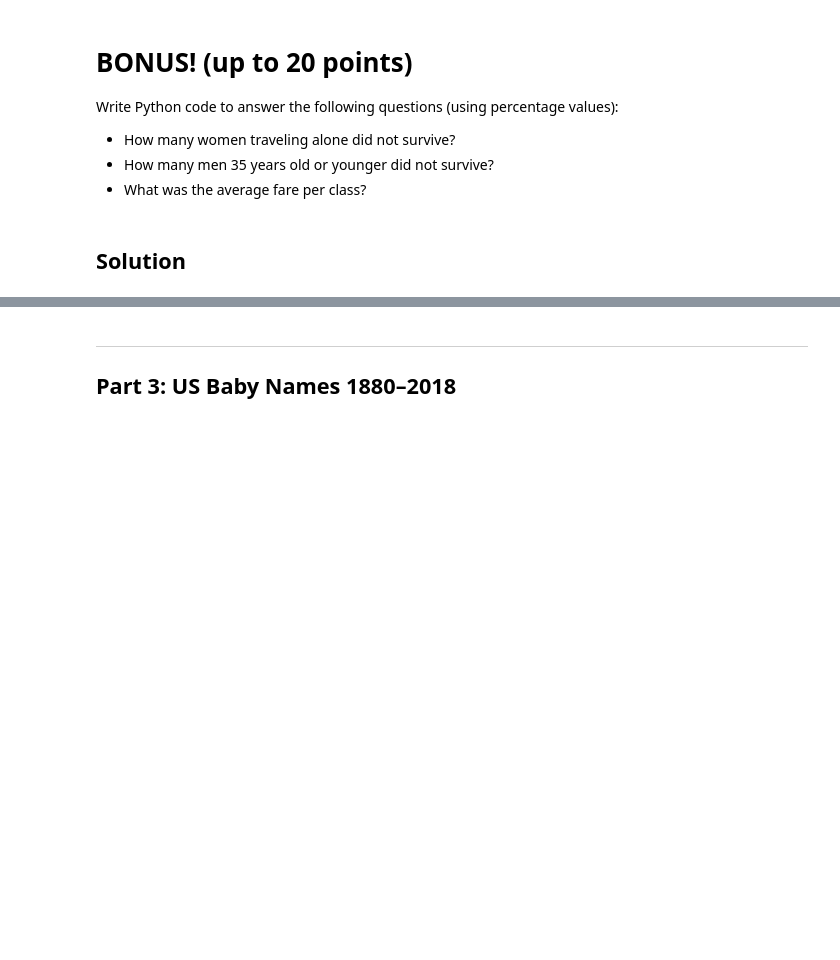
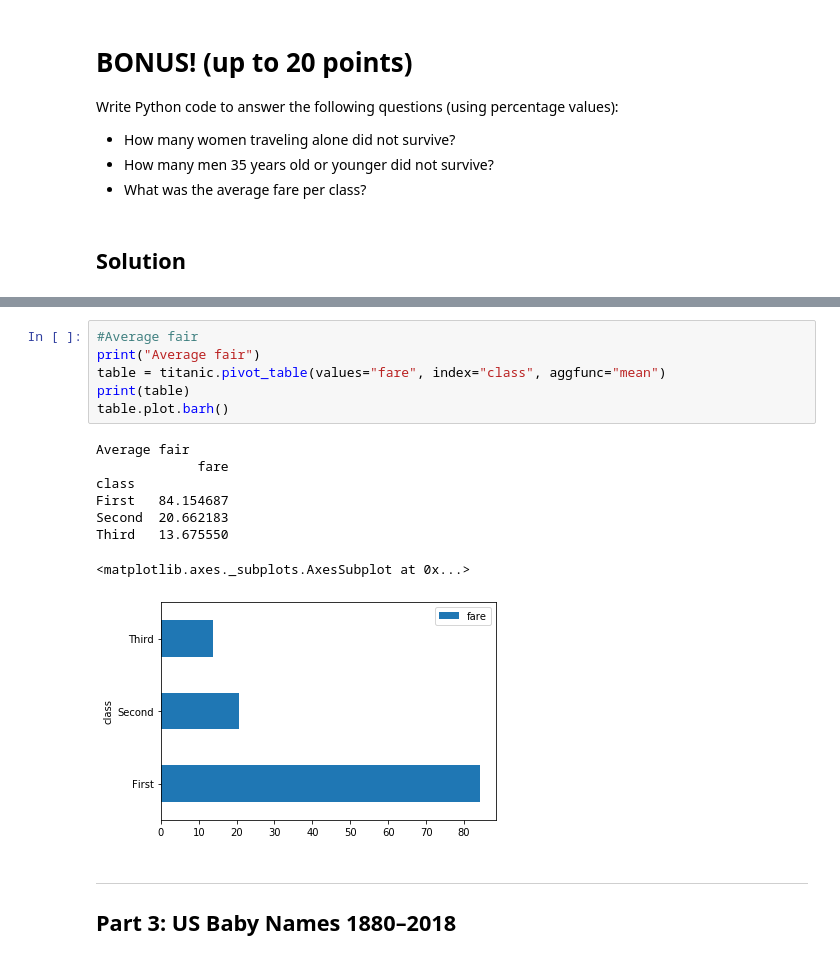
Before and after one commit to AdamCorbinFAUPhD/CAP5768-Intro-to-Data-Science, a Jupyter notebook: assignment_2/CAP5768_Assignment2_Corbin_Adam.ipynb, the cells around one changed output, grey strips where cells are left out. Saved outputs shown, nothing was run; the diff lists cells and outputs as text; blank space fills up the shorter version.

```diff
--- a/assignment_2/CAP5768_Assignment2_Corbin_Adam.ipynb
+++ b/assignment_2/CAP5768_Assignment2_Corbin_Adam.ipynb
@@ -574,3 +602,18 @@ print("% women alone who didnt survive", round(len(alone_women_didnt_survive)/le
+# %%
+#Average fair
+print("Average fair")
+table = titanic.pivot_table(values="fare", index="class", aggfunc="mean")
+print(table)
+table.plot.barh()
+# %% [output]
+Average fair
+             fare
+class
+First   84.154687
+Second  20.662183
+Third   13.675550
+<matplotlib.axes._subplots.AxesSubplot at 0x...>
+[figure, added]
 # %% [markdown]
 ------------
 ## Part 3: US Baby Names 1880–2018
```
Also changed, not shown: parts of 25 cells of this notebook.
